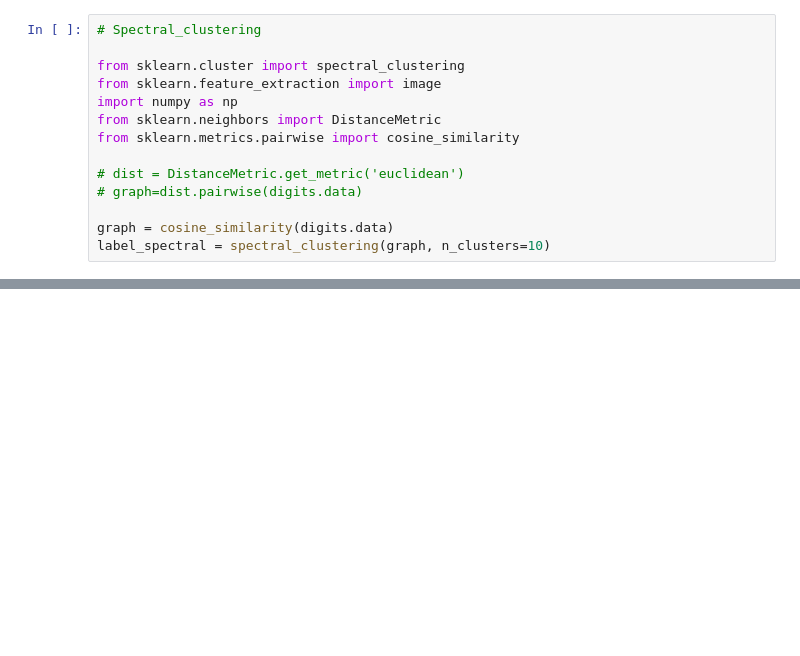
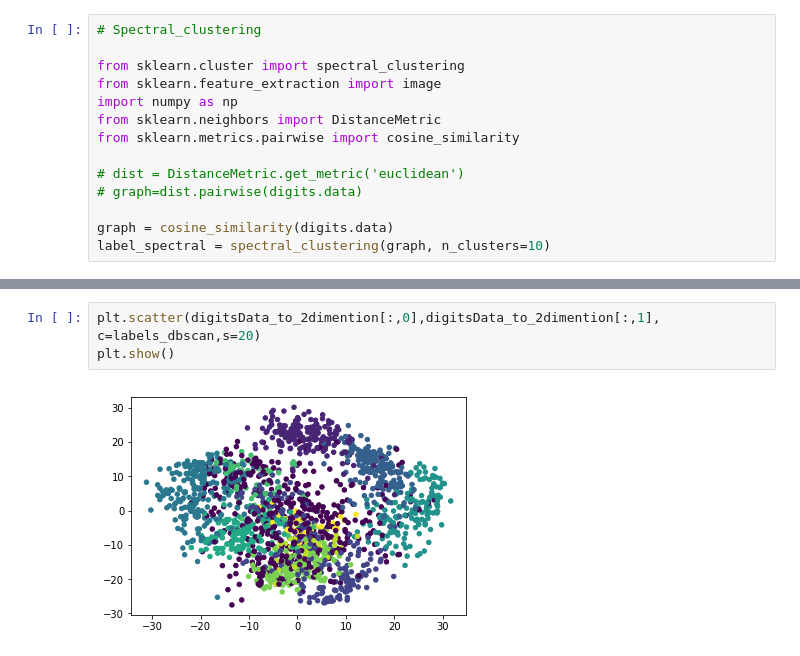
Before and after one commit to thuyltn2408/homework1, a Jupyter notebook: Thuy_homework1.ipynb, the cells around one changed output, grey strips where cells are left out. Cells and saved outputs as stored; diff of their text form; blank space fills up the shorter version.

```diff
--- a/Thuy_homework1.ipynb
+++ b/Thuy_homework1.ipynb
@@ -137,0 +177,5 @@ plt.show()
+# %%
+plt.scatter(digitsData_to_2dimention[:,0],digitsData_to_2dimention[:,1], c=labels_dbscan,s=20)
+plt.show()
+# %% [output]
+[figure, added]
```
Also changed, not shown: parts of 9 cells of this notebook.
